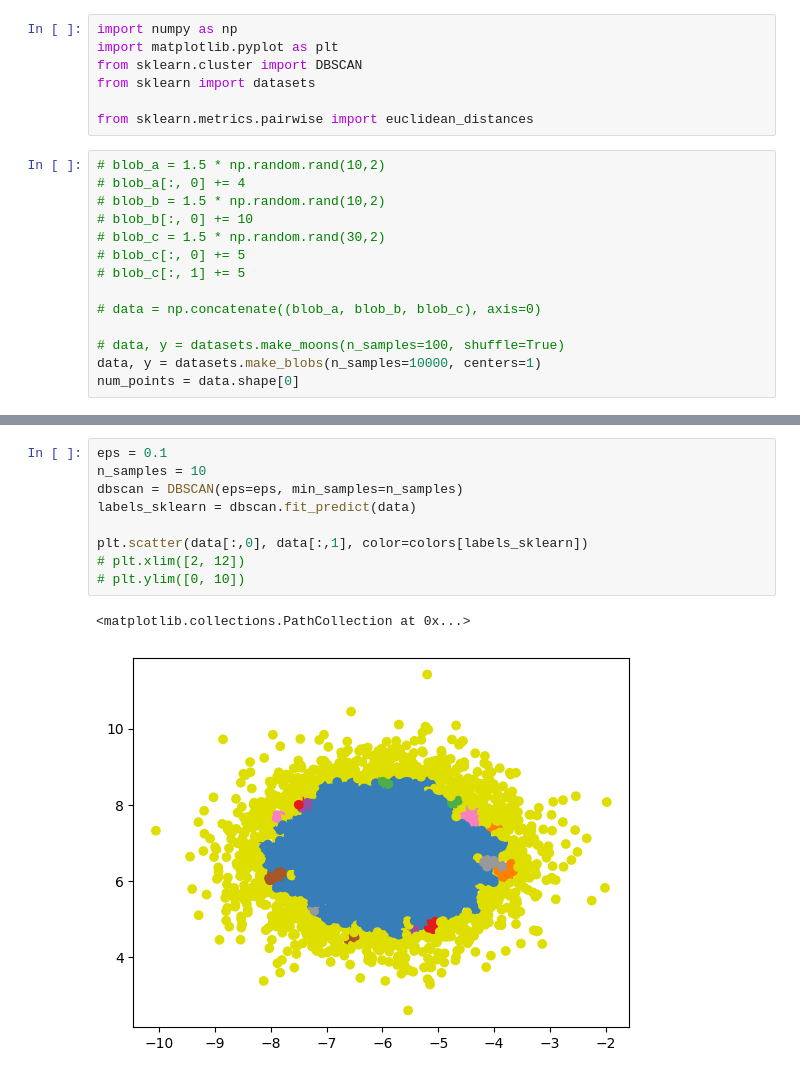
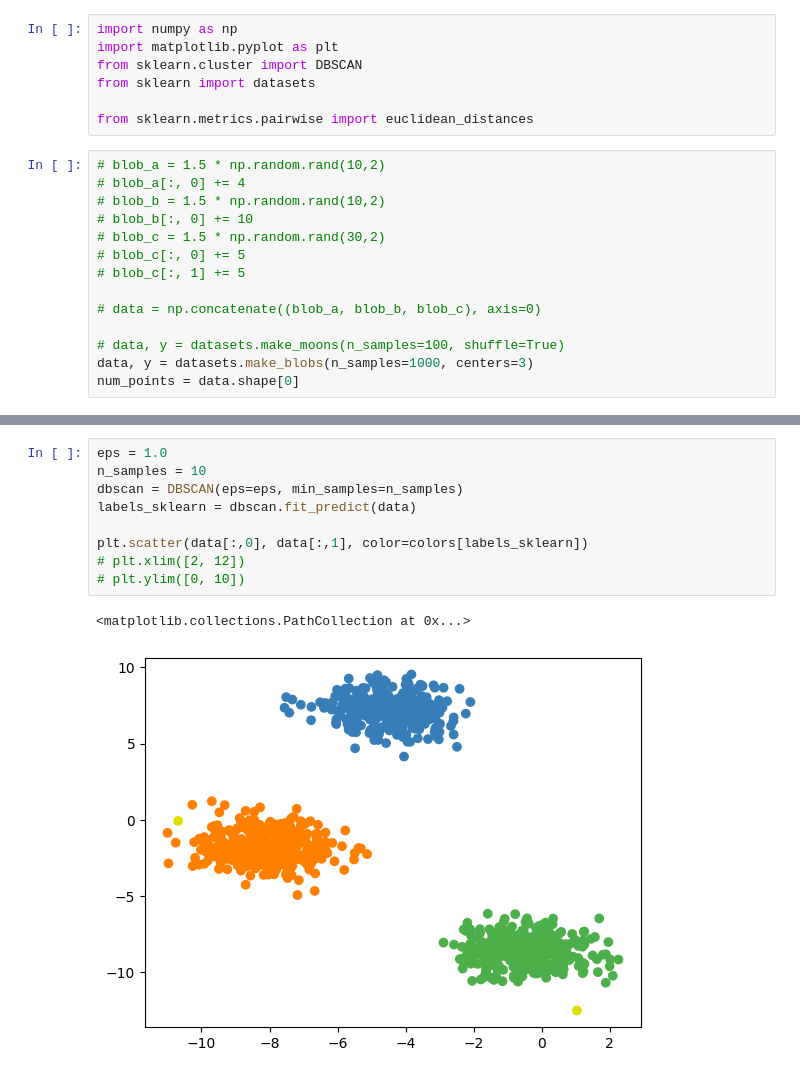
Before and after one commit to ahans/dbscan, a Jupyter notebook: playground.ipynb, the cells around one changed output, grey strips where cells are left out. Saved outputs shown, nothing was run; the diff lists cells and outputs as text.

```diff
--- a/playground.ipynb
+++ b/playground.ipynb
@@ -17,7 +17,7 @@ from sklearn.metrics.pairwise import euclidean_distances
 # data = np.concatenate((blob_a, blob_b, blob_c), axis=0)
 
 # data, y = datasets.make_moons(n_samples=100, shuffle=True)
-data, y = datasets.make_blobs(n_samples=10000, centers=1)
+data, y = datasets.make_blobs(n_samples=1000, centers=3)
 num_points = data.shape[0]
 # %%
 colors = np.array([
@@ -68,15 +68,15 @@ plt.scatter(data[:,0], data[:,1])
 # %%
-eps = 0.1
+eps = 1.0
 n_samples = 10
 dbscan = DBSCAN(eps=eps, min_samples=n_samples)
 labels_sklearn = dbscan.fit_predict(data)
 
 plt.scatter(data[:,0], data[:,1], color=colors[labels_sklearn])
 # plt.xlim([2, 12])
 # plt.ylim([0, 10])
 # %% [output]
 <matplotlib.collections.PathCollection at 0x...>
-[figure, old version]
+[figure, new version]
 # %%
 core_points = [[-1, -1] for _ in range(num_points)]
 for i in range(num_points):
```
Also changed, not shown: parts of 4 cells of this notebook.
